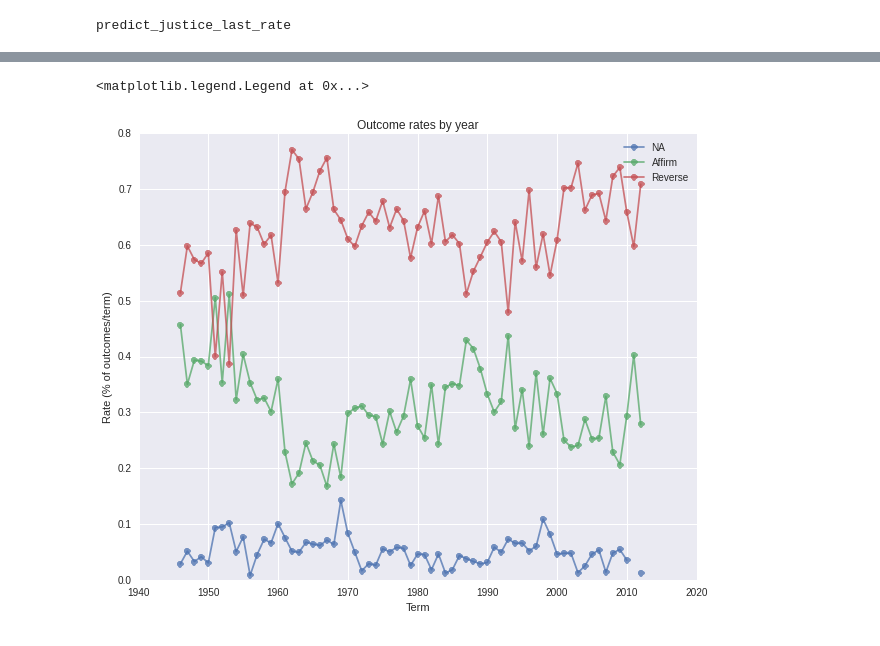
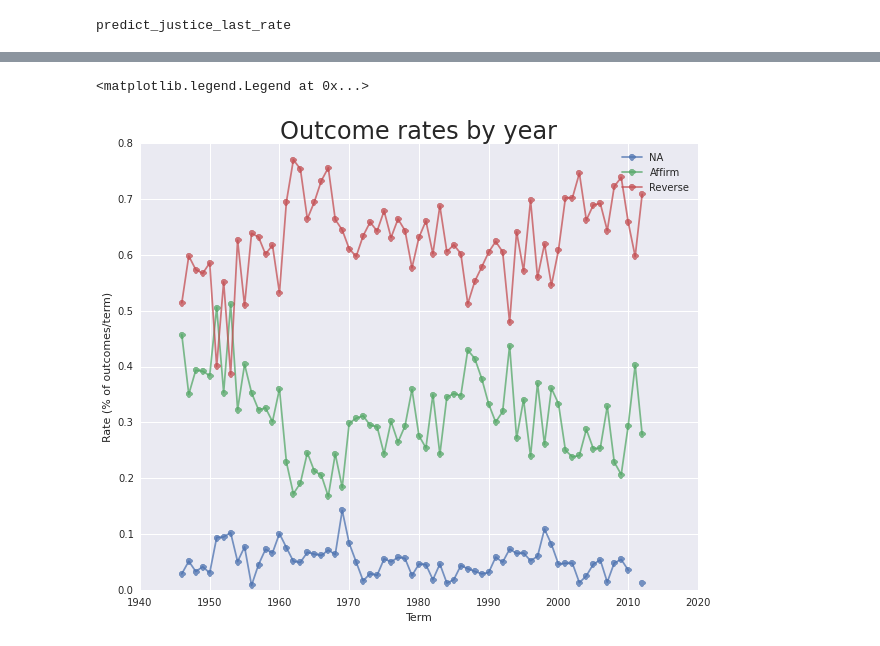
Before and after one commit to mjbommar/scotus-uncertainty, a Jupyter notebook: simulate_baseline_performance.ipynb, the cells around one changed output, grey strips where cells are left out. Saved outputs shown, nothing was run; the diff lists cells and outputs as text; code cells hidden in the pictures.

```diff
--- a/simulate_baseline_performance.ipynb
+++ b/simulate_baseline_performance.ipynb
@@ -444,12 +440,12 @@ plt.legend(("Court by case disposition", "Court by Justice disposition",
 # %%
 # Plot case disposition rate by term
 rate_data = scdb_data.groupby("term")["case_outcome_disposition"].value_counts(normalize=True, sort=True).unstack()
 f = plt.figure(figsize=(10, 8))
 plt.plot(rate_data.index, rate_data, marker="o", alpha=0.75)
-plt.title("Outcome rates by year")
+plt.title("Outcome rates by year", size=24)
 plt.xlabel("Term")
 plt.ylabel("Rate (% of outcomes/term)")
 plt.legend(("NA", "Affirm", "Reverse"))
 # %% [output]
 <matplotlib.legend.Legend at 0x...>
-[figure, old version]
+[figure, new version]
```
Also changed, not shown: parts of 8 cells of this notebook.
